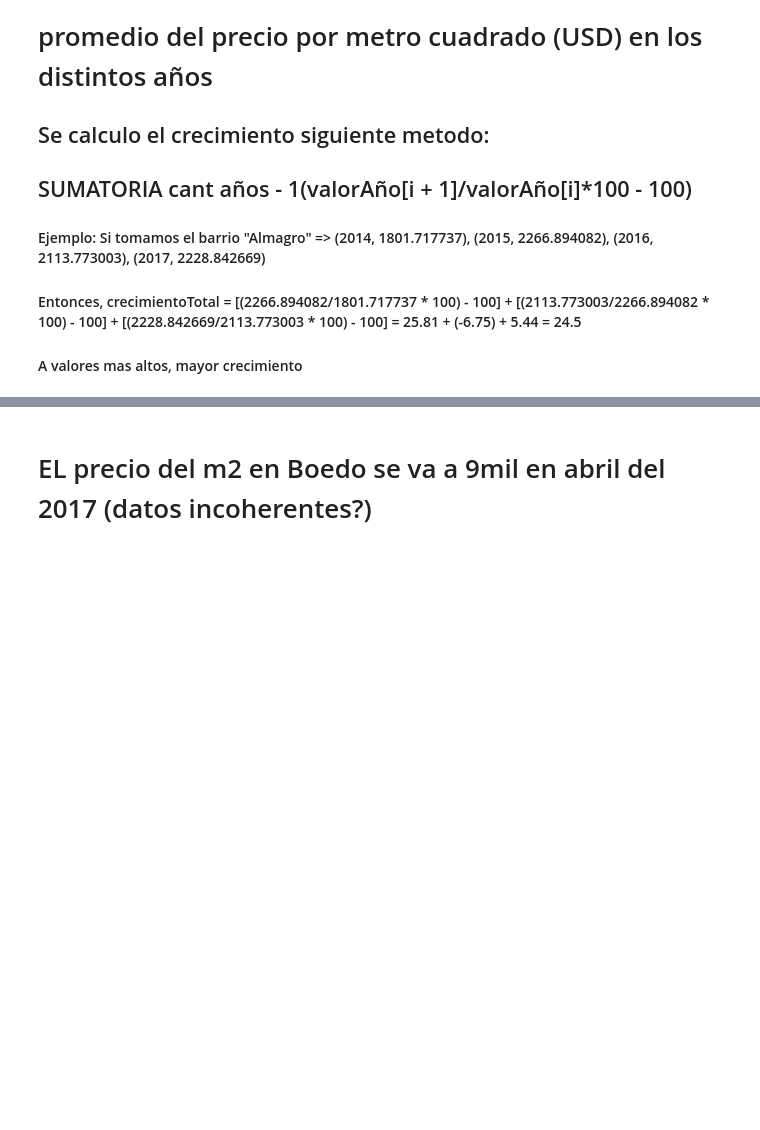
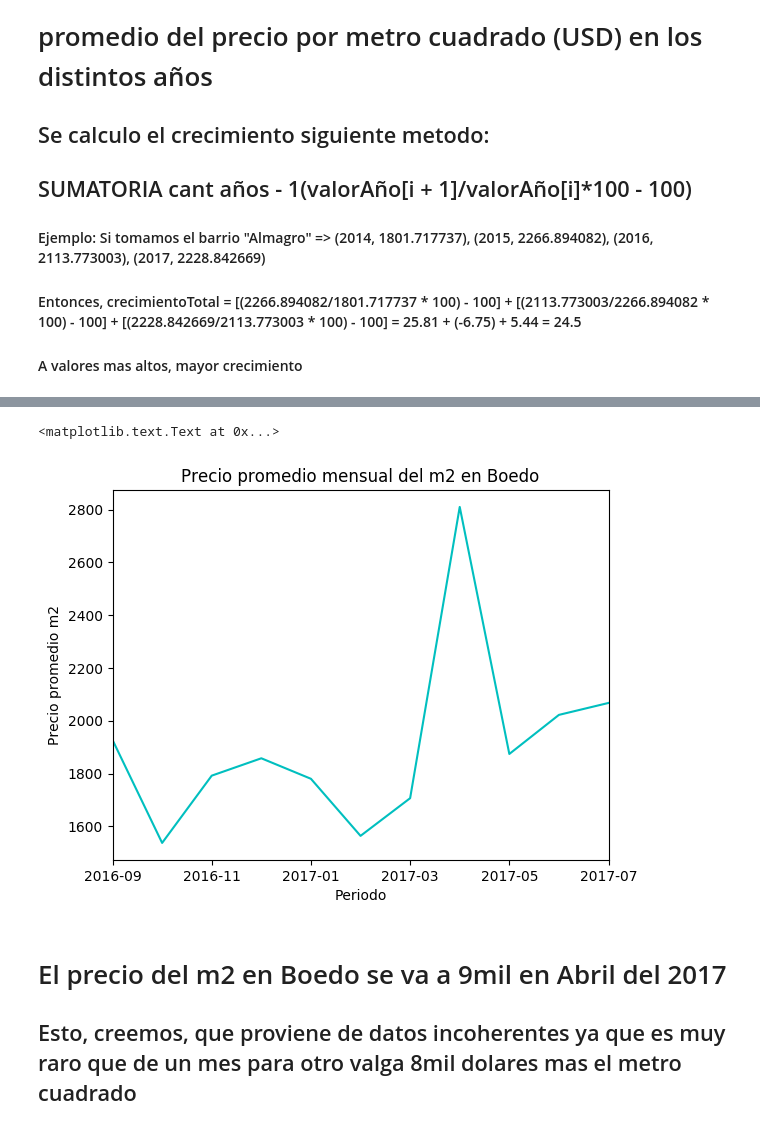
Before and after one commit to Belovic94/TP1-Analisis-Exploratorio, a Jupyter notebook: Analisis Subte y mas.ipynb, the cells around one changed output, grey strips where cells are left out. Cells and saved outputs as stored; diff of their text form; code cells hidden in the pictures; blank space fills up the shorter version.

```diff
--- a/Analisis Subte y mas.ipynb
+++ b/Analisis Subte y mas.ipynb
@@ -358,3 +338,12 @@ boedoEnMesesGrouped
+# %%
+#El promedio del precio por m2 se dispara a 2800USD en Abril de 2017
+grafBoedo = boedoEnMesesGrouped['price_usd_per_m2']['mean'].plot(kind='line', color='c', title='Precio promedio mensual del m2 en Boedo')
+grafBoedo.set_xlabel("Periodo")
+grafBoedo.set_ylabel("Precio promedio m2")
+# %% [output]
+<matplotlib.text.Text at 0x...>
+[figure, added]
 # %% [markdown]
-# EL precio del m2 en Boedo se va a 9mil en abril del 2017 (datos incoherentes?)
+# El precio del m2 en Boedo se va a 9mil en Abril del 2017
+## Esto, creemos, que proviene de datos incoherentes ya que es muy raro que de un mes para otro valga 8mil dolares mas el metro cuadrado
 # %%
```
Also changed, not shown: parts of 17 cells of this notebook.
